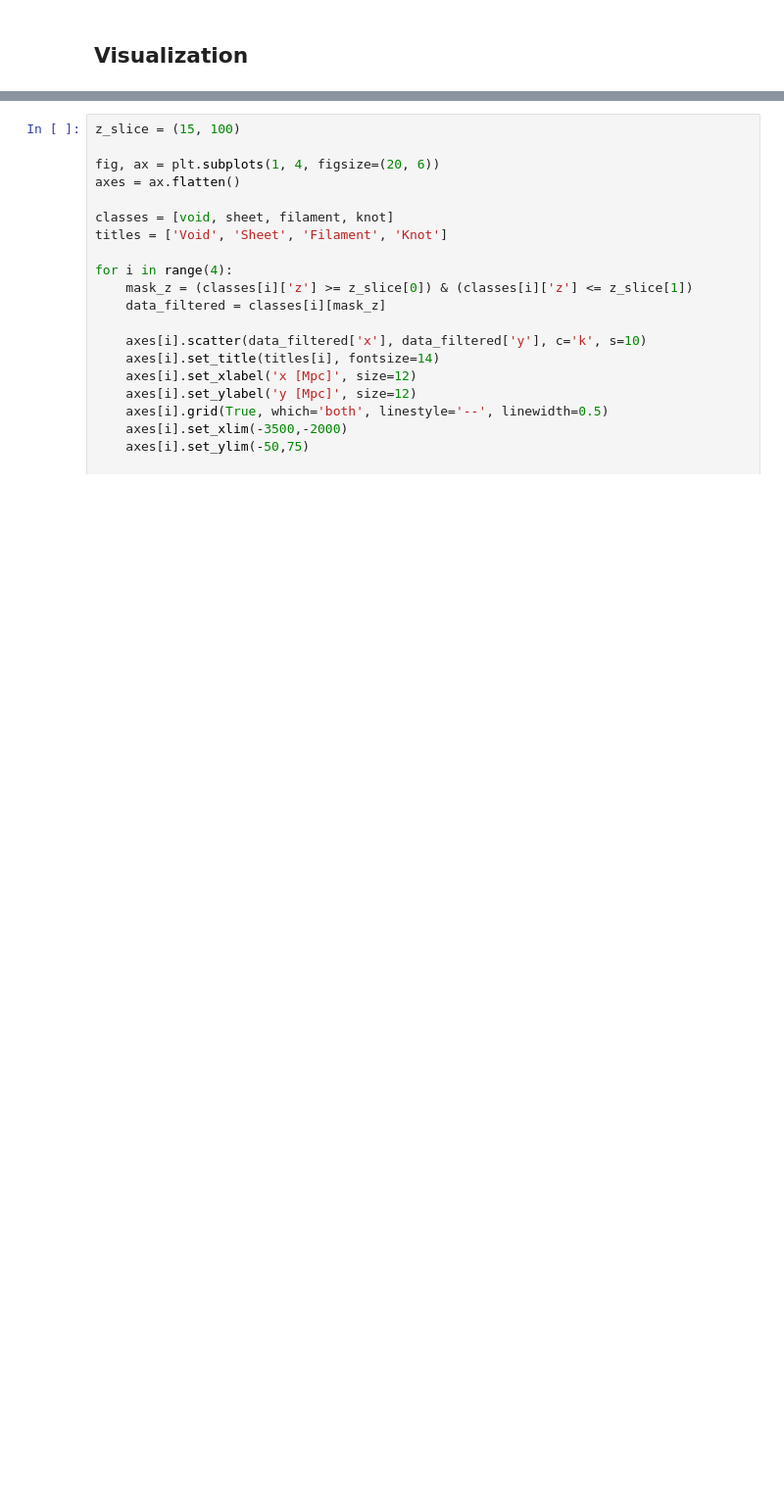
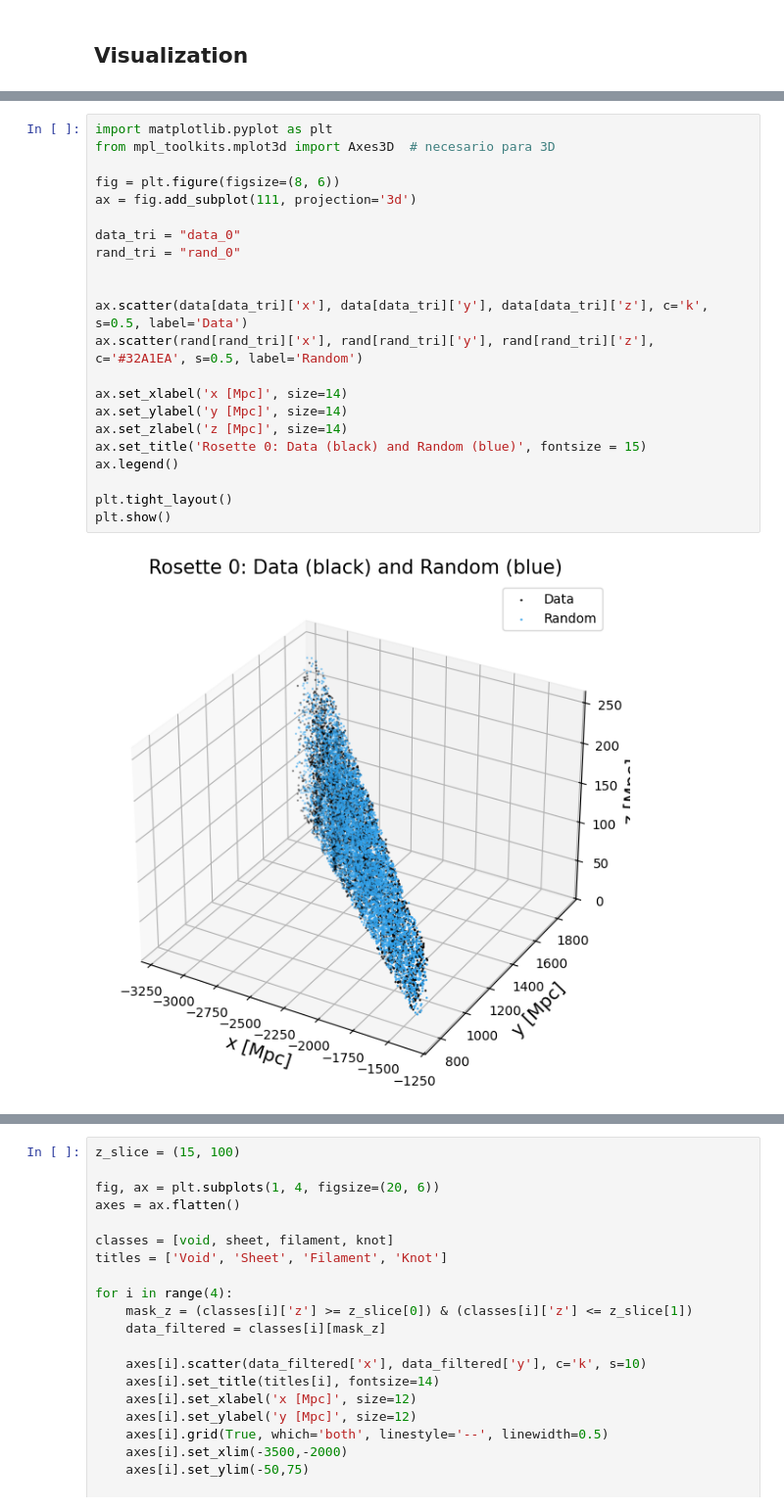
Before and after one commit to soguevaram/DESI, a Jupyter notebook: 20250704_Classification_LRG.ipynb, the cells around one changed output, grey strips where cells are left out. Shown at 98% size. Drawn from its saved outputs; the diff is of its cells as text; blank space fills up the shorter version.

```diff
--- a/20250704_Classification_LRG.ipynb
+++ b/20250704_Classification_LRG.ipynb
@@ -195,0 +305,24 @@ plt.show()
+# %%
+import matplotlib.pyplot as plt
+from mpl_toolkits.mplot3d import Axes3D  # necesario para 3D
+
+fig = plt.figure(figsize=(8, 6))
+ax = fig.add_subplot(111, projection='3d')
+
+data_tri = "data_0"
+rand_tri = "rand_0"
+
+
+ax.scatter(data[data_tri]['x'], data[data_tri]['y'], data[data_tri]['z'], c='k', s=0.5, label='Data')
+ax.scatter(rand[rand_tri]['x'], rand[rand_tri]['y'], rand[rand_tri]['z'], c='#32A1EA', s=0.5, label='Random')
+
+ax.set_xlabel('x [Mpc]', size=14)
+ax.set_ylabel('y [Mpc]', size=14)
+ax.set_zlabel('z [Mpc]', size=14)
+ax.set_title('Rosette 0: Data (black) and Random (blue)', fontsize = 15)
+ax.legend()
+
+plt.tight_layout()
+plt.show()
+# %% [output]
+[figure, added]
```
Also changed, not shown: parts of 34 cells of this notebook.
